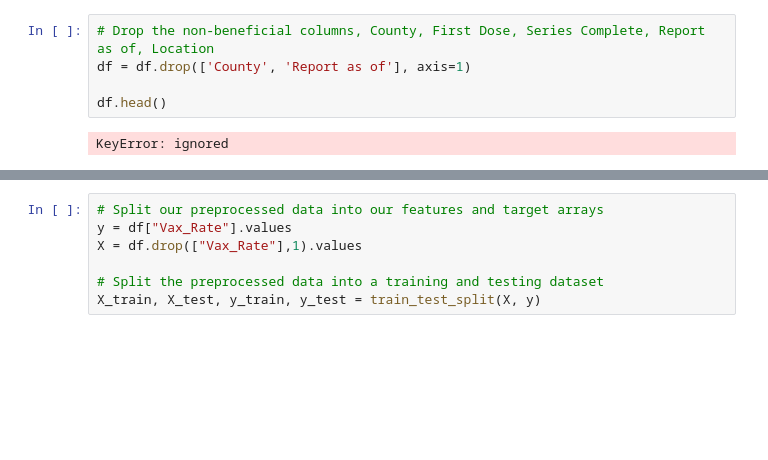
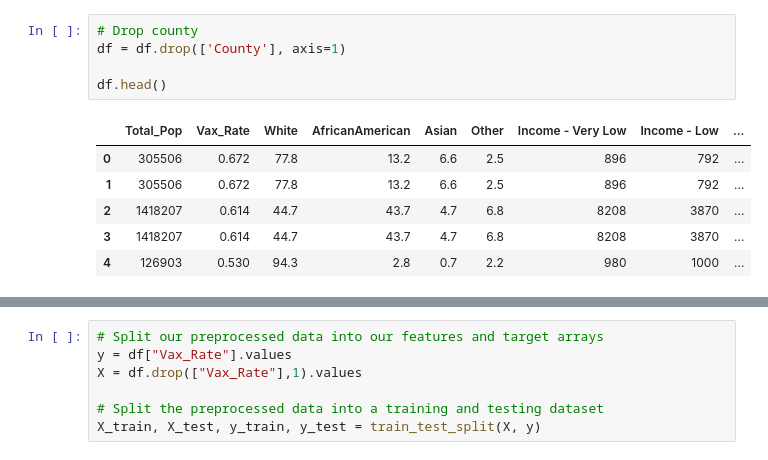
Before and after one commit to Anoobis5/COVID_GeoJSON_FinalProject, a Jupyter notebook: COVID_Vax_Prediction.ipynb, the cells around one changed output, grey strips where cells are left out. Drawn from its saved outputs; the diff is of its cells as text; blank space fills up the shorter version.

```diff
--- a/COVID_Vax_Prediction.ipynb
+++ b/COVID_Vax_Prediction.ipynb
@@ -96,10 +107,15 @@ array([ 65, 100,  81,  40,  58,  57,  85,  45,  54,  80,  51,  48,  55,
 # %%
-# Drop the non-beneficial columns, County, First Dose, Series Complete, Report as of, Location
-df = df.drop(['County', 'Report as of'], axis=1)
+# Drop county
+df = df.drop(['County'], axis=1)
 
 df.head()
 # %% [output]
-KeyError: ignored
+|  | Total_Pop | Vax_Rate | White | AfricanAmerican | Asian | Other | Income - Very Low | Income - Low | ... |
+| 0 | 305506 | 0.672 | 77.8 | 13.2 | 6.6 | 2.5 | 896 | 792 | ... |
+| 1 | 305506 | 0.672 | 77.8 | 13.2 | 6.6 | 2.5 | 896 | 792 | ... |
+| 2 | 1418207 | 0.614 | 44.7 | 43.7 | 4.7 | 6.8 | 8208 | 3870 | ... |
+| 3 | 1418207 | 0.614 | 44.7 | 43.7 | 4.7 | 6.8 | 8208 | 3870 | ... |
+| 4 | 126903 | 0.530 | 94.3 | 2.8 | 0.7 | 2.2 | 980 | 1000 | ... |
 # %%
 # Check all values are numeric
 df.info()
```
Also changed, not shown: parts of 22 cells of this notebook, 1 other file.
